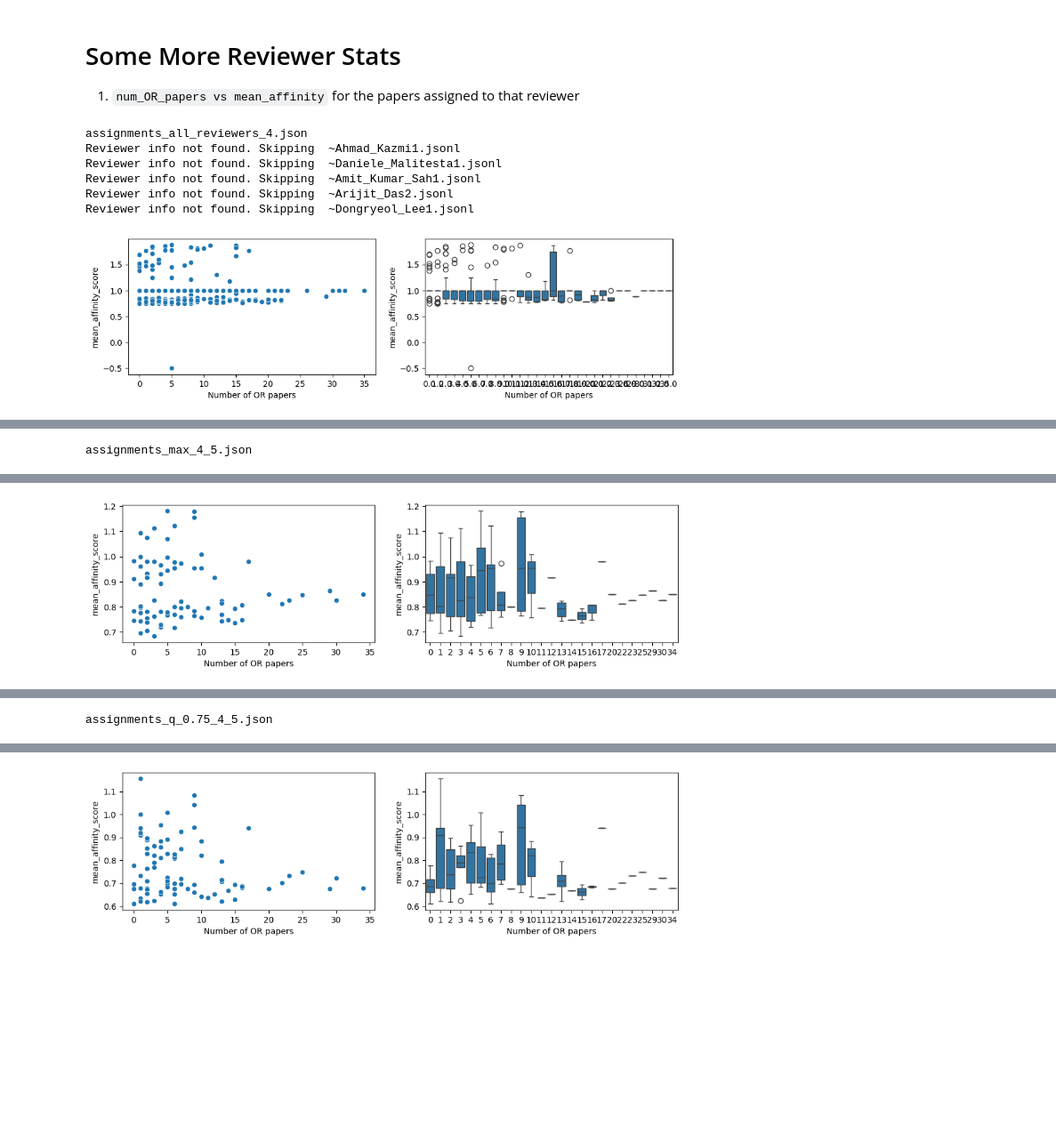
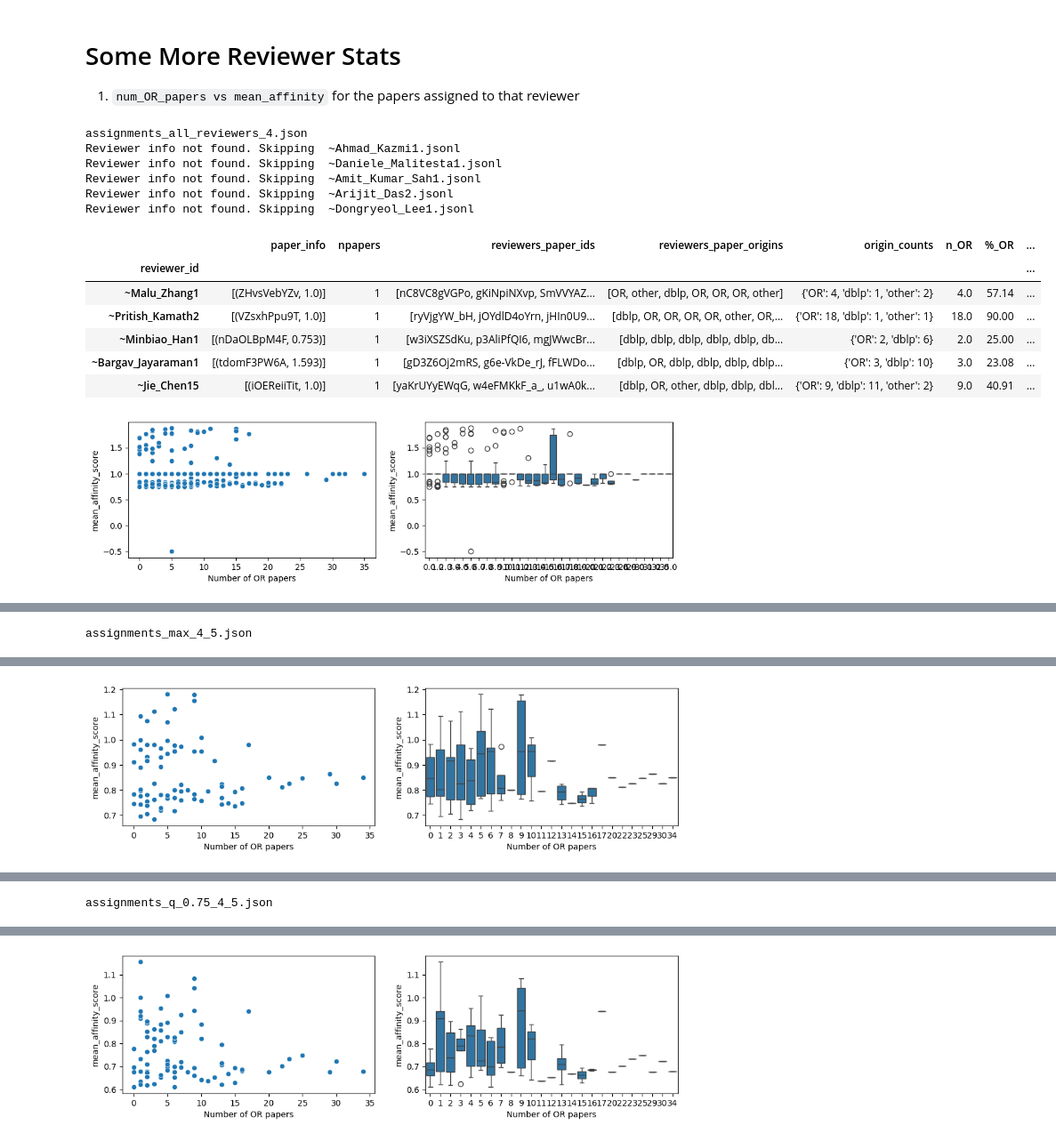
Before and after one commit to juan43ramirez/openreview-matcher, a Jupyter notebook: ICML2025/evaluate_matches.ipynb, the cells around one changed output, grey strips where cells are left out. Shown: that part at 89% size. Cells and saved outputs as stored; diff of their text form; code cells hidden in the pictures; blank space fills up the shorter version.

Commit message:
Minor: display the joined table for reviewer info

```diff
--- a/ICML2025/evaluate_matches.ipynb
+++ b/ICML2025/evaluate_matches.ipynb
@@ -322,34 +322,41 @@ for matching_name, info in all_matchings.items():
     reviewer_fs = load_df.reviewer_id + '.jsonl'
 
     origin_df = parse_reviewer_origin_info(rpath, reviewer_fs)
     origin_df = origin_df.set_index('reviewer_id')
     origin_df['origin_counts'] = origin_df.reviewers_paper_origins.apply(lambda x: dict(zip(*np.unique(x, return_counts=True))))
     origin_df['n_OR'] = origin_df['origin_counts'].apply(lambda x: int(x.get('OR', 0)))
     origin_df['%_OR'] = origin_df['origin_counts'].apply(lambda x: 100.0 * x.get('OR', 0)/np.sum(list(x.values())))
     origin_df['%_OR'] = origin_df['%_OR'].round(2)
 
     load_df = load_df.set_index('reviewer_id')
     joined_df = load_df.join(origin_df)
     joined_df['mean_affinity_score'] = joined_df.paper_info.apply(lambda paperlist: np.mean([item[1] for item in paperlist]))
-    # display(joined_df)
+    display(joined_df.sample(5))
 
     fig, axs = plt.subplots(1, 2, figsize=(12, 3))
     sns.scatterplot(data=joined_df, x='n_OR', y='mean_affinity_score', ax=axs[0])
     axs[0].set_xlabel("Number of OR papers")
     sns.boxplot(data=joined_df, x='n_OR', y='mean_affinity_score', ax=axs[1], native_scale=False)
     axs[1].set_xlabel("Number of OR papers")
     # axs[1].set_xticklabels([int(x) for x in axs[1].get_xticklabels()])
     # sns.scatterplot(data=joined_df, x='%_OR', y='mean_affinity_score', ax=axs[2])
     # axs[2].set_xlabel("% of OR papers")
     plt.show()
     hr()
 # %% [output]
 assignments_all_reviewers_4.json
 Reviewer info not found. Skipping  ~Ahmad_Kazmi1.jsonl
 Reviewer info not found. Skipping  ~Daniele_Malitesta1.jsonl
 Reviewer info not found. Skipping  ~Amit_Kumar_Sah1.jsonl
 Reviewer info not found. Skipping  ~Arijit_Das2.jsonl
 Reviewer info not found. Skipping  ~Dongryeol_Lee1.jsonl
+|  | paper_info | npapers | reviewers_paper_ids | reviewers_paper_origins | origin_counts | n_OR | %_OR | ... |
+| reviewer_id |  |  |  |  |  |  |  | ... |
+| ~Malu_Zhang1 | [(ZHvsVebYZv, 1.0)] | 1 | [nC8VC8gVGPo, gKiNpiNXvp, SmVVYAZ... | [OR, other, dblp, OR, OR, OR, other] | {'OR': 4, 'dblp': 1, 'other': 2} | 4.0 | 57.14 | ... |
+| ~Pritish_Kamath2 | [(VZsxhPpu9T, 1.0)] | 1 | [ryVjgYW_bH, jOYdlD4oYrn, jHIn0U9... | [dblp, OR, OR, OR, OR, other, OR,... | {'OR': 18, 'dblp': 1, 'other': 1} | 18.0 | 90.00 | ... |
+| ~Minbiao_Han1 | [(nDaOLBpM4F, 0.753)] | 1 | [w3iXSZSdKu, p3AliPfQI6, mgJWwcBr... | [dblp, dblp, dblp, dblp, dblp, db... | {'OR': 2, 'dblp': 6} | 2.0 | 25.00 | ... |
+| ~Bargav_Jayaraman1 | [(tdomF3PW6A, 1.593)] | 1 | [gD3Z6Oj2mRS, g6e-VkDe_rJ, fFLWDo... | [dblp, OR, dblp, dblp, dblp, dblp... | {'OR': 3, 'dblp': 10} | 3.0 | 23.08 | ... |
+| ~Jie_Chen15 | [(iOEReiiTit, 1.0)] | 1 | [yaKrUYyEWqG, w4eFMKkF_a_, u1wA0k... | [dblp, OR, other, dblp, dblp, dbl... | {'OR': 9, 'dblp': 11, 'other': 2} | 9.0 | 40.91 | ... |
 [figure]
 [interactive output not drawn]
 assignments_max_4_5.json
```
Also changed, not shown: parts of 1 cell of this notebook.
